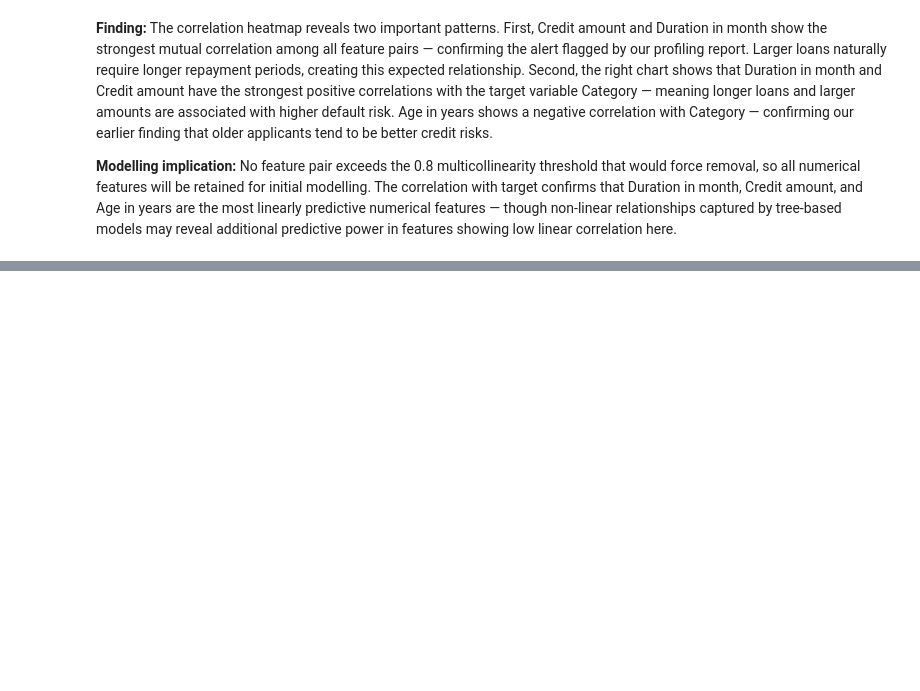
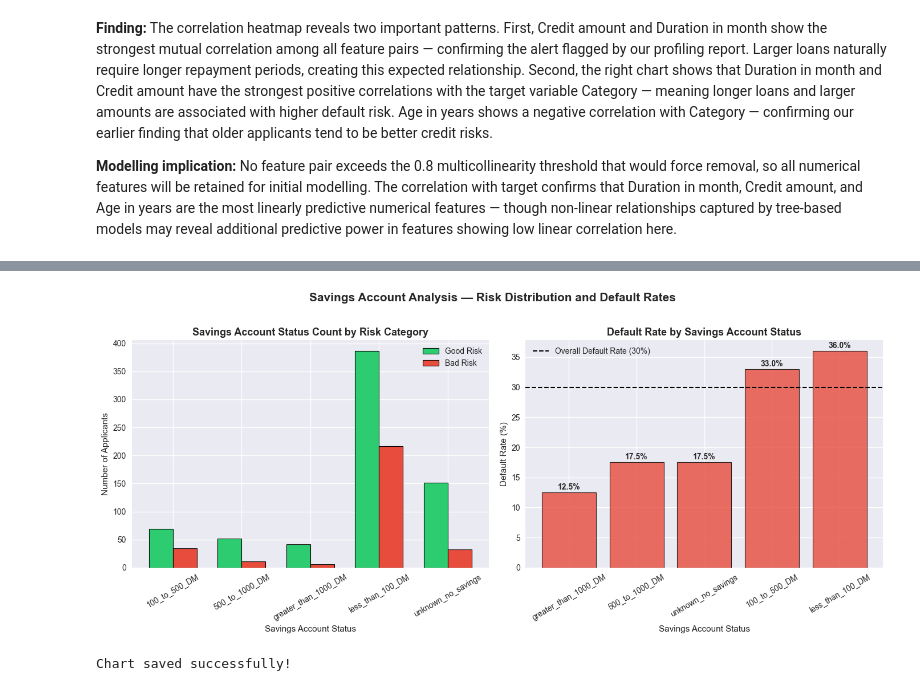
Before and after one commit to Aluka-Analysis/credit-risk-ml-system, a Jupyter notebook: notebooks/01_eda.ipynb, the cells around one changed output, grey strips where cells are left out. Cells and saved outputs as stored; diff of their text form; code cells hidden in the pictures; blank space fills up the shorter version.

Commit message:
Added savings_account_analysis.png and employment_status_analysis

```diff
--- a/notebooks/01_eda.ipynb
+++ b/notebooks/01_eda.ipynb
@@ -1001,0 +1017,55 @@ correlation here.
+# %%
+# ─── Figure 7: Savings Account Status by Risk Category ────────────────────────
+fig, axes = plt.subplots(1, 2, figsize=(14, 6))
+
+# ─── Left chart: Count by savings account status and risk category ─────────────
+savings_risk = df.groupby(
+    ['Savings account/bonds', 'Category']).size().unstack(fill_value=0)
+savings_risk.columns = ['Good Risk', 'Bad Risk']
+savings_risk.plot(kind='bar', ax=axes[0],
+                  color=['#2ecc71', '#e74c3c'],
+                  edgecolor='black', linewidth=0.8, width=0.7)
+
+axes[0].set_title('Savings Account Status Count by Risk Category',
+                  fontsize=13, fontweight='bold')
+axes[0].set_xlabel('Savings Account Status', fontsize=11)
+axes[0].set_ylabel('Number of Applicants', fontsize=11)
+axes[0].tick_params(axis='x', rotation=30)
+axes[0].legend(fontsize=10)
+
+# ─── Right chart: Default rate by savings account status ──────────────────────
+savings_risk['Total'] = savings_risk['Good Risk'] + savings_risk['Bad Risk']
+savings_risk['Default Rate %'] = (
+    savings_risk['Bad Risk'] / savings_risk['Total'] * 100).round(1)
+savings_risk_sorted = savings_risk.sort_values('Default Rate %', ascending=True)
+
+bars = axes[1].bar(savings_risk_sorted.index,
+                   savings_risk_sorted['Default Rate %'],
+                   color='#e74c3c', edgecolor='black',
+                   linewidth=0.8, alpha=0.8)
+
+for bar, value in zip(bars, savings_risk_sorted['Default Rate %']):
+    axes[1].text(bar.get_x() + bar.get_width() / 2,
+                 bar.get_height() + 0.5,
+                 f'{value}%', ha='center',
+                 fontsize=10, fontweight='bold')
+
+axes[1].axhline(y=30, color='black', linestyle='--',
+                linewidth=1.5, label='Overall Default Rate (30%)')
+axes[1].set_title('Default Rate by Savings Account Status',
+                  fontsize=13, fontweight='bold')
+axes[1].set_xlabel('Savings Account Status', fontsize=11)
+axes[1].set_ylabel('Default Rate (%)', fontsize=11)
+axes[1].tick_params(axis='x', rotation=30)
+axes[1].legend(fontsize=10)
+
+plt.suptitle('Savings Account Analysis — Risk Distribution and Default Rates',
+             fontsize=15, fontweight='bold', y=1.02)
+plt.tight_layout()
+plt.savefig('../data/processed/07_savings_account_analysis.png',
+            dpi=150, bbox_inches='tight')
+plt.show()
+print("Chart saved successfully!")
+# %% [output]
+[figure, added]
+Chart saved successfully!
```
Also changed, not shown: parts of 6 cells of this notebook, 3 other files.
